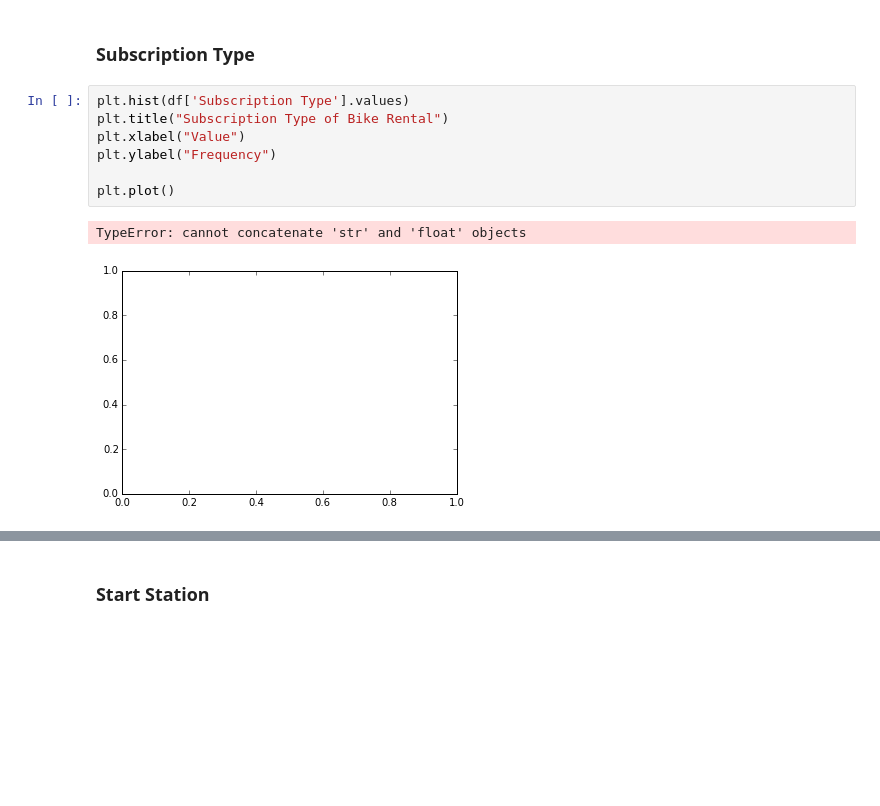
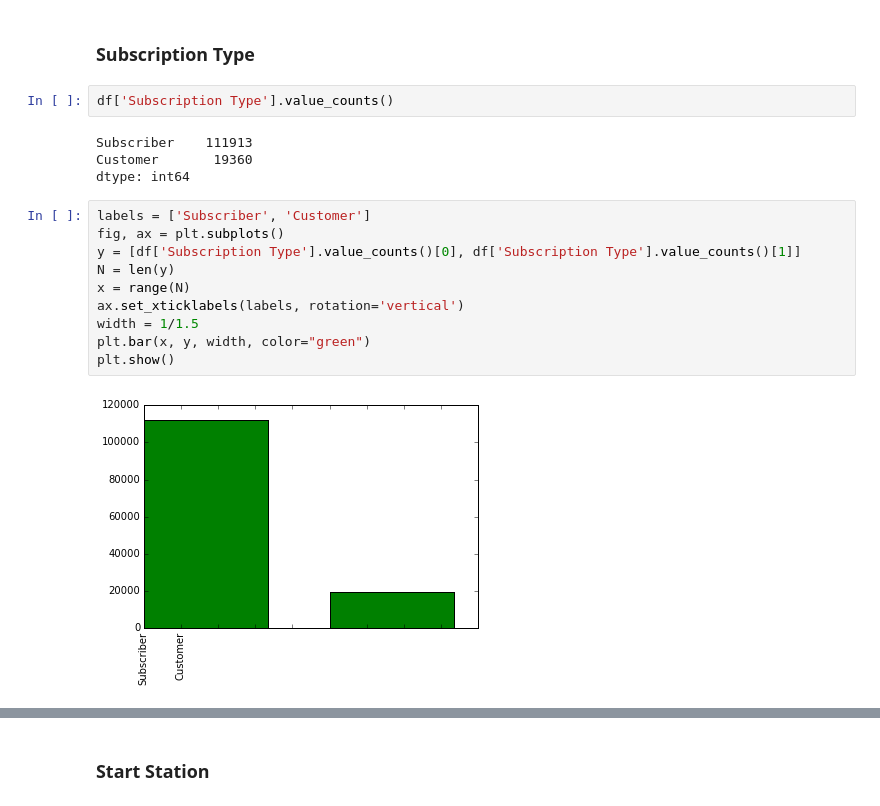
Before and after one commit to binnie869/Bicycle-Mania, a Jupyter notebook: Anubhav_Exploration2.ipynb, the cells around one changed output, grey strips where cells are left out. Cells and saved outputs as stored; diff of their text form; blank space fills up the shorter version.

```diff
--- a/Anubhav_Exploration2.ipynb
+++ b/Anubhav_Exploration2.ipynb
@@ -34,12 +73,20 @@ plt.plot()
 # %% [markdown]
 ### Subscription Type
-# %%
-plt.hist(df['Subscription Type'].values)
-plt.title("Subscription Type of Bike Rental")
-plt.xlabel("Value")
-plt.ylabel("Frequency")
-
-plt.plot()
-# %% [output]
-TypeError: cannot concatenate 'str' and 'float' objects
-[figure, removed]
+# %%
+df['Subscription Type'].value_counts()
+# %% [output]
+Subscriber    111913
+Customer       19360
+dtype: int64
+# %%
+labels = ['Subscriber', 'Customer']
+fig, ax = plt.subplots()
+y = [df['Subscription Type'].value_counts()[0], df['Subscription Type'].value_counts()[1]]
+N = len(y)
+x = range(N)
+ax.set_xticklabels(labels, rotation='vertical')
+width = 1/1.5
+plt.bar(x, y, width, color="green")
+plt.show()
+# %% [output]
+[figure, added]
```
Also changed, not shown: parts of 16 cells of this notebook, 2 other files.
